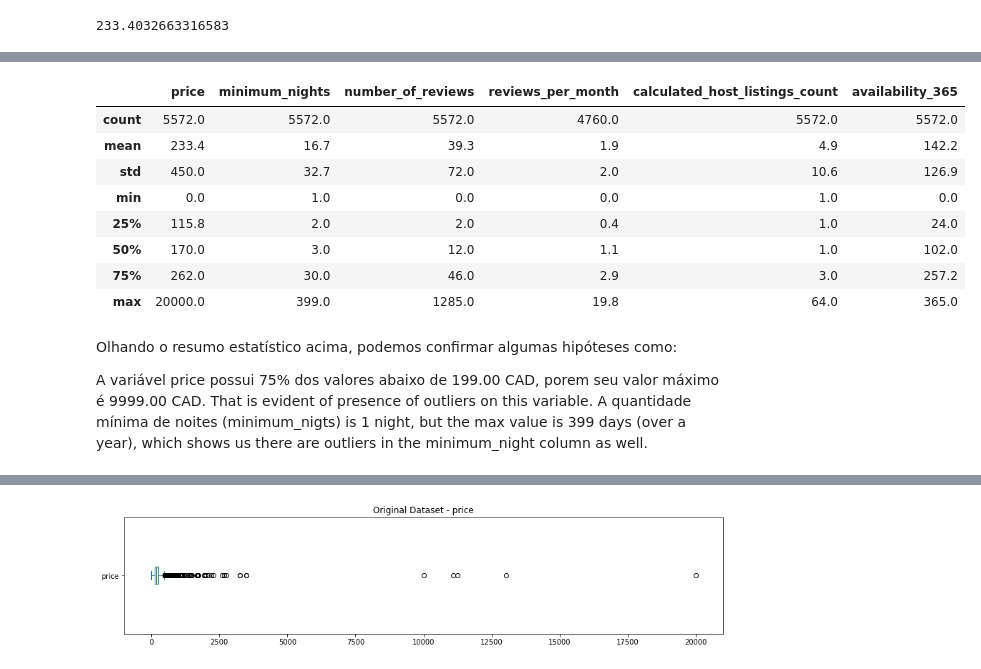
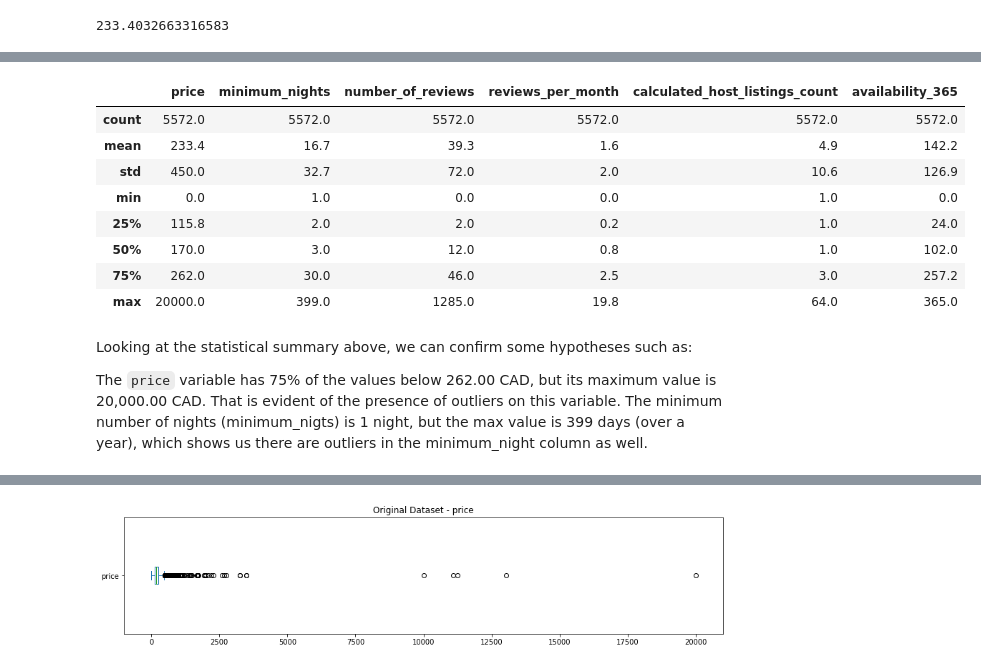
Before and after one commit to Mdrsilva/Data_Science, a Jupyter notebook: Airbnb_Data_Analysis.ipynb, the cells around one changed output, grey strips where cells are left out. Cells and saved outputs as stored; diff of their text form; code cells hidden in the pictures.

```diff
--- a/Airbnb_Data_Analysis.ipynb
+++ b/Airbnb_Data_Analysis.ipynb
@@ -305,20 +294,18 @@ https://www.simplypsychology.org/boxplot-outliers.png
 # %%
-#Ver o resumo estatístico das variáveis numéricas
-
-df[['price', 'minimum_nights', 'number_of_reviews', 'reviews_per_month',
+# Having a general view of the variables
+df_airbnb[['price', 'minimum_nights', 'number_of_reviews', 'reviews_per_month',
     'calculated_host_listings_count', 'availability_365']].describe().round(1)
 # %% [output]
 |  | price | minimum_nights | number_of_reviews | reviews_per_month | calculated_host_listings_count | availability_365 |
-| count | 5572.0 | 5572.0 | 5572.0 | 4760.0 | 5572.0 | 5572.0 |
-| mean | 233.4 | 16.7 | 39.3 | 1.9 | 4.9 | 142.2 |
+| count | 5572.0 | 5572.0 | 5572.0 | 5572.0 | 5572.0 | 5572.0 |
+| mean | 233.4 | 16.7 | 39.3 | 1.6 | 4.9 | 142.2 |
 | std | 450.0 | 32.7 | 72.0 | 2.0 | 10.6 | 126.9 |
 | min | 0.0 | 1.0 | 0.0 | 0.0 | 1.0 | 0.0 |
-| 25% | 115.8 | 2.0 | 2.0 | 0.4 | 1.0 | 24.0 |
-| 50% | 170.0 | 3.0 | 12.0 | 1.1 | 1.0 | 102.0 |
-| 75% | 262.0 | 30.0 | 46.0 | 2.9 | 3.0 | 257.2 |
+| 25% | 115.8 | 2.0 | 2.0 | 0.2 | 1.0 | 24.0 |
+| 50% | 170.0 | 3.0 | 12.0 | 0.8 | 1.0 | 102.0 |
+| 75% | 262.0 | 30.0 | 46.0 | 2.5 | 3.0 | 257.2 |
 | max | 20000.0 | 399.0 | 1285.0 | 19.8 | 64.0 | 365.0 |
 # %% [markdown]
-Olhando o resumo estatístico acima, podemos confirmar algumas hipóteses como:
+Looking at the statistical summary above, we can confirm some hypotheses such as:
 
-A variável price possui 75% dos valores abaixo de 199.00 CAD, porem seu valor máximo é 9999.00 CAD. That is evident of presence of outliers on this variable.
-A quantidade mínima de noites (minimum_nigts) is 1 night, but the max value is 399 days (over a year), which shows us there are outliers in the minimum_night column as well.
+The `price` variable has 75% of the values below 262.00 CAD, but its maximum value is 20,000.00 CAD. That is evident of the presence of outliers on this variable. The minimum number of nights (minimum_nigts) is 1 night, but the max value is 399 days (over a year), which shows us there are outliers in the minimum_night column as well.
```
Also changed, not shown: parts of 10 cells of this notebook.
